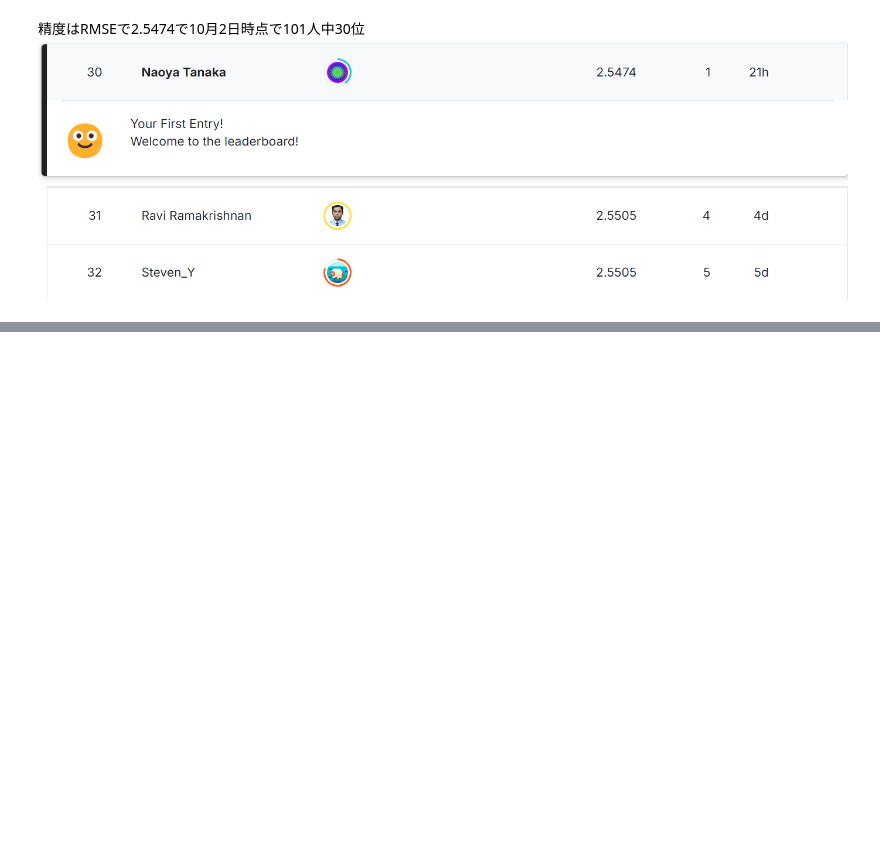
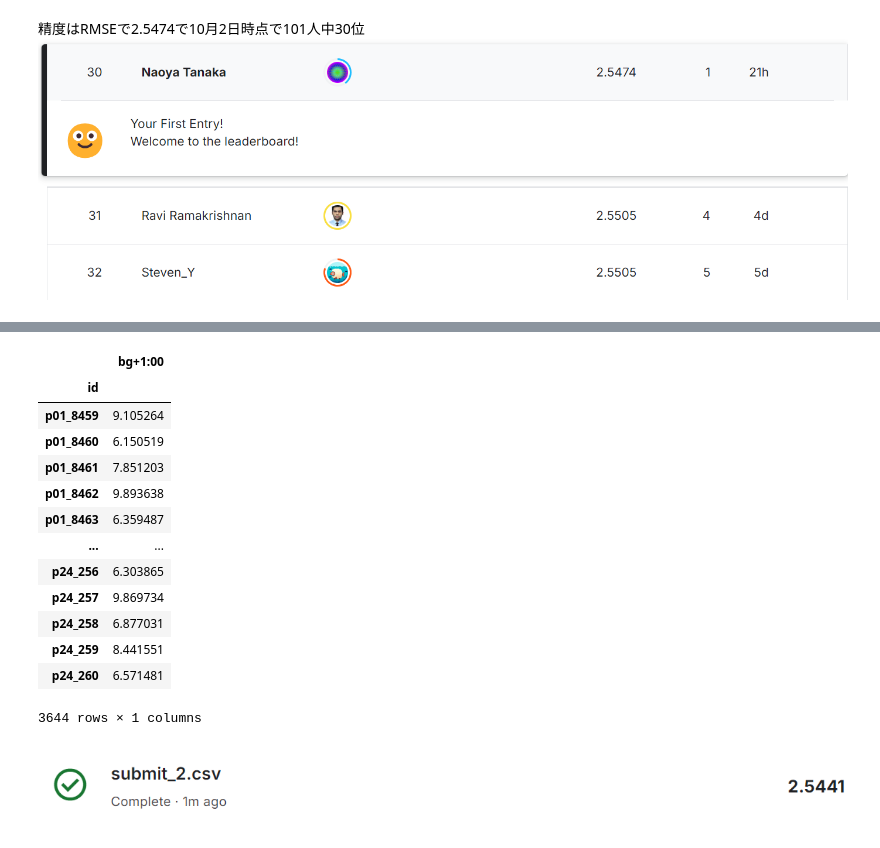
Before and after one commit to NTanaka1994/omoitsuki, a Jupyter notebook: blood.ipynb, the cells around one changed output, grey strips where cells are left out. Saved outputs shown, nothing was run; the diff lists cells and outputs as text; code cells hidden in the pictures; blank space fills up the shorter version.

```diff
--- a/blood.ipynb
+++ b/blood.ipynb
@@ -596,0 +600,7 @@ pred
+# %%
+model1 = LGBMR()
+model1.fit(x_train, y_train)
+model2 = XGBRegressor()
+model2.fit(x_train, y_train)
+model3 = GBR()
+model3.fit(x_train, y_train)
@@ -596,0 +614,30 @@ pred
+# %%
+import numpy as np
+y_pred = []
+y_pred1 = model1.predict(x_test)
+y_pred2 = model2.predict(x_test)
+y_pred3 = model3.predict(x_test)
+for i in range(len(y_pred1)):
+    y_pred.append(np.mean([y_pred1[i], y_pred2[i], y_pred3[i]]))
+pred = pd.DataFrame(y_pred)
+pred.index = x_test.index
+pred.columns = ["bg+1:00"]
+pred.sort_index().to_csv("submit_2.csv")
+pred
+# %% [output]
+|  | bg+1:00 |
+| id |  |
+| p01_8459 | 9.105264 |
+| p01_8460 | 6.150519 |
+| p01_8461 | 7.851203 |
+| p01_8462 | 9.893638 |
+| p01_8463 | 6.359487 |
+| ... | ... |
+| p24_256 | 6.303865 |
+| p24_257 | 9.869734 |
+| p24_258 | 6.877031 |
+| p24_259 | 8.441551 |
+| p24_260 | 6.571481 |
+3644 rows × 1 columns
+# %% [markdown]
+![image.png](attachment:0c3267d9-f74d-4417-8011-7cd00e8bcfcf.png)
```
Also changed, not shown: parts of 2 cells of this notebook.
